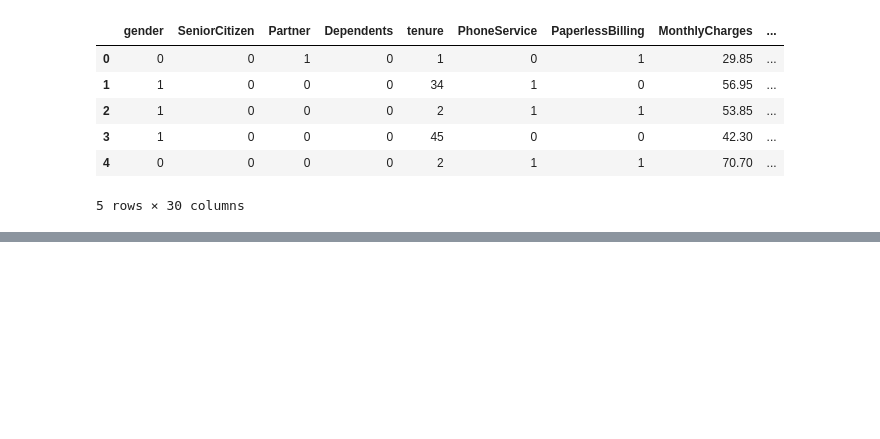
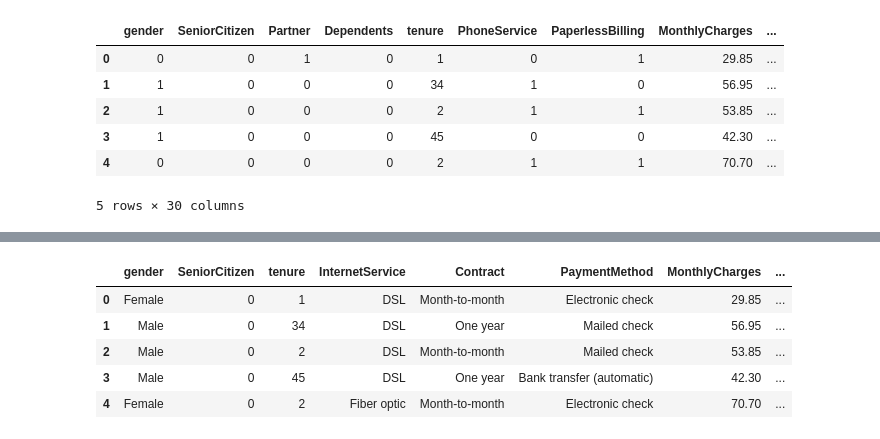
Before and after one commit to Hashini-gitch/Customer_Churn_Prediction, a Jupyter notebook: notebooks/Customer_Churn_Prediction.ipynb, the cells around one changed output, grey strips where cells are left out. Cells and saved outputs as stored; diff of their text form; code cells hidden in the pictures; blank space fills up the shorter version.

```diff
--- a/notebooks/Customer_Churn_Prediction.ipynb
+++ b/notebooks/Customer_Churn_Prediction.ipynb
@@ -871,0 +892,6 @@ X.head()
+# %%
+import pandas as pd
+
+deployment_df = pd.read_csv("../data/WA_Fn-UseC_-Telco-Customer-Churn.csv")
+
+deployment_df.head()
@@ -871,0 +926,7 @@ X.head()
+# %%
+deployment_df["TotalCharges"] = pd.to_numeric(
+    deployment_df["TotalCharges"],
+    errors="coerce"
+)
+
+deployment_df.dropna(inplace=True)
@@ -871,0 +953,23 @@ X.head()
+# %%
+selected_features = [
+    "gender",
+    "SeniorCitizen",
+    "tenure",
+    "InternetService",
+    "Contract",
+    "PaymentMethod",
+    "MonthlyCharges",
+    "TotalCharges"
+]
+
+X = deployment_df[selected_features]
+y = deployment_df["Churn"]
+# %%
+X.head()
+# %% [output]
+|  | gender | SeniorCitizen | tenure | InternetService | Contract | PaymentMethod | MonthlyCharges | ... |
+| 0 | Female | 0 | 1 | DSL | Month-to-month | Electronic check | 29.85 | ... |
+| 1 | Male | 0 | 34 | DSL | One year | Mailed check | 56.95 | ... |
+| 2 | Male | 0 | 2 | DSL | Month-to-month | Mailed check | 53.85 | ... |
+| 3 | Male | 0 | 45 | DSL | One year | Bank transfer (automatic) | 42.30 | ... |
+| 4 | Female | 0 | 2 | Fiber optic | Month-to-month | Electronic check | 70.70 | ... |
```
Also changed, not shown: parts of 18 cells of this notebook, 4 other files.
